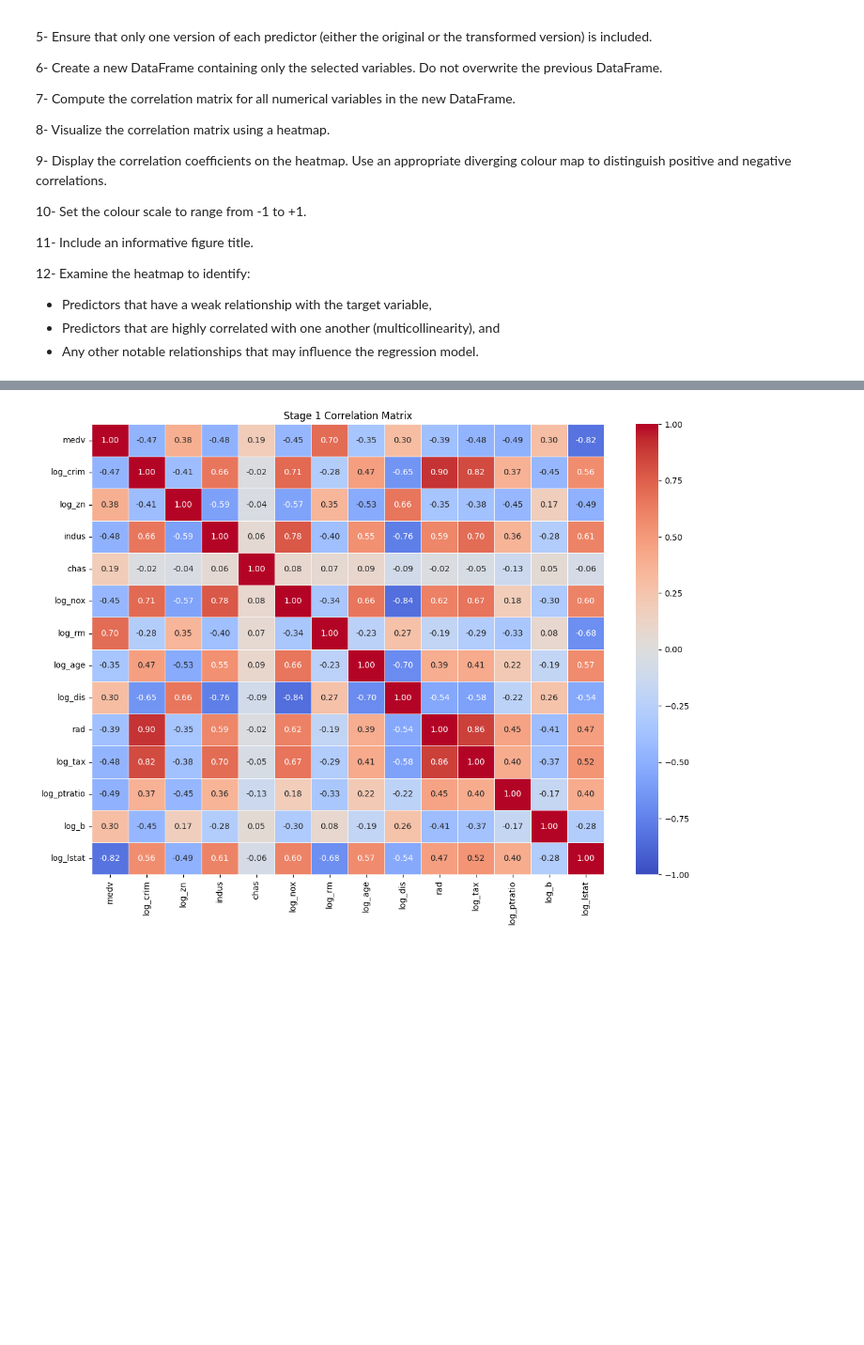
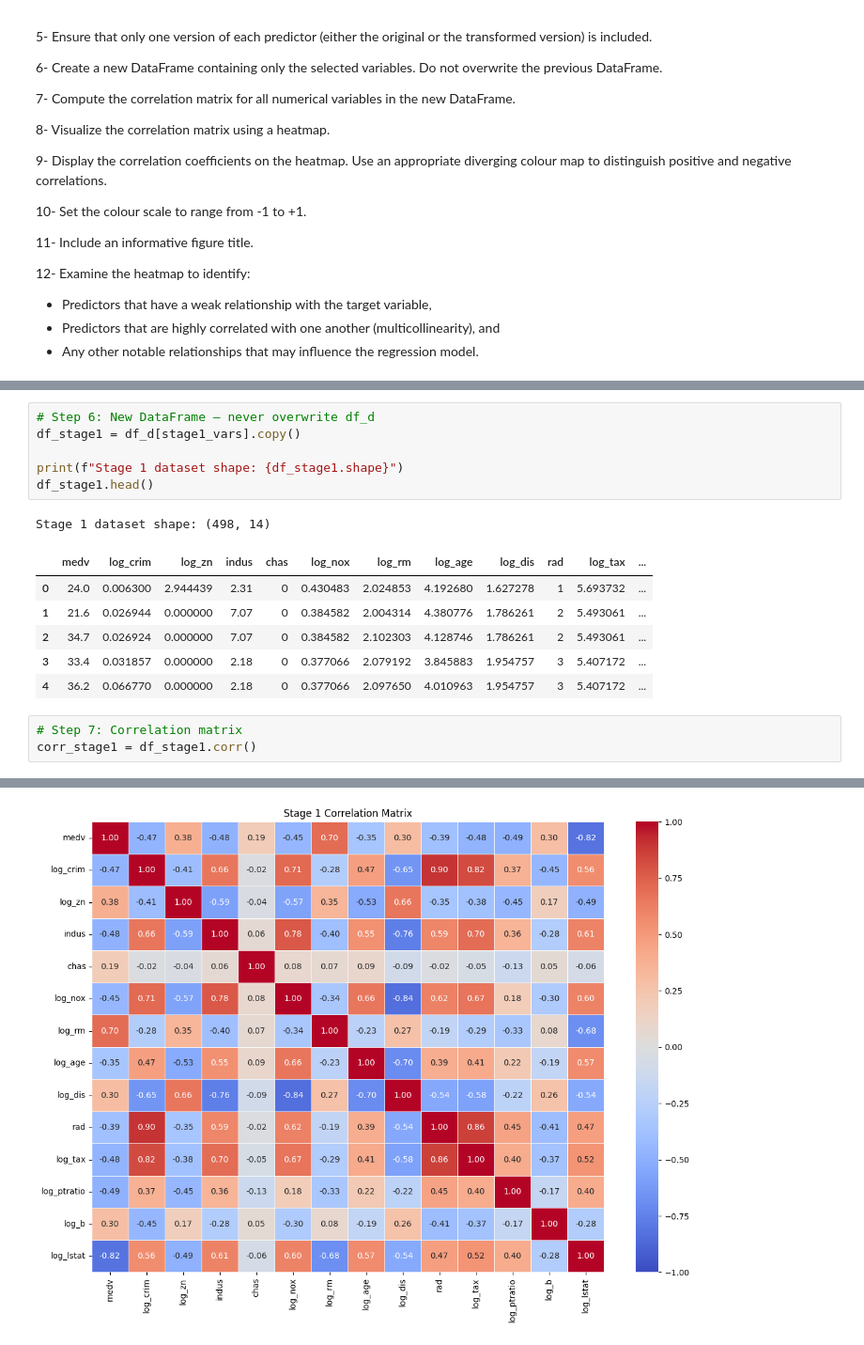
Before and after one commit to JoseAlberto88/Predictive-Analytics-, a Jupyter notebook: DAMO510_Module_04_in_Class_Activity_Starter_notebook.ipynb, the cells around one changed output, grey strips where cells are left out. Shown at 94% size. Drawn from its saved outputs; the diff is of its cells as text; blank space fills up the shorter version.

```diff
--- a/DAMO510_Module_04_in_Class_Activity_Starter_notebook.ipynb
+++ b/DAMO510_Module_04_in_Class_Activity_Starter_notebook.ipynb
@@ -368,0 +566,17 @@ The objective of this step is to create the dataset that will be used for featur
+# %%
+# Step 6: New DataFrame — never overwrite df_d
+df_stage1 = df_d[stage1_vars].copy()
+
+print(f"Stage 1 dataset shape: {df_stage1.shape}")
+df_stage1.head()
+# %% [output]
+Stage 1 dataset shape: (498, 14)
+|  | medv | log_crim | log_zn | indus | chas | log_nox | log_rm | log_age | log_dis | rad | log_tax | ... |
+| 0 | 24.0 | 0.006300 | 2.944439 | 2.31 | 0 | 0.430483 | 2.024853 | 4.192680 | 1.627278 | 1 | 5.693732 | ... |
+| 1 | 21.6 | 0.026944 | 0.000000 | 7.07 | 0 | 0.384582 | 2.004314 | 4.380776 | 1.786261 | 2 | 5.493061 | ... |
+| 2 | 34.7 | 0.026924 | 0.000000 | 7.07 | 0 | 0.384582 | 2.102303 | 4.128746 | 1.786261 | 2 | 5.493061 | ... |
+| 3 | 33.4 | 0.031857 | 0.000000 | 2.18 | 0 | 0.377066 | 2.079192 | 3.845883 | 1.954757 | 3 | 5.407172 | ... |
+| 4 | 36.2 | 0.066770 | 0.000000 | 2.18 | 0 | 0.377066 | 2.097650 | 4.010963 | 1.954757 | 3 | 5.407172 | ... |
+# %%
+# Step 7: Correlation matrix
+corr_stage1 = df_stage1.corr()
```
Also changed, not shown: parts of 14 cells of this notebook.
